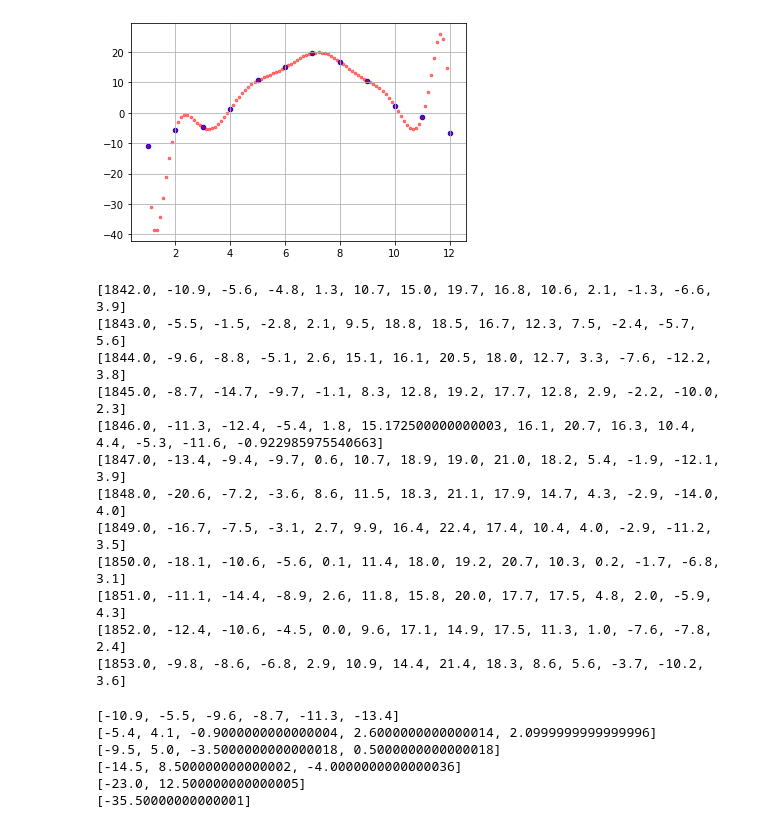
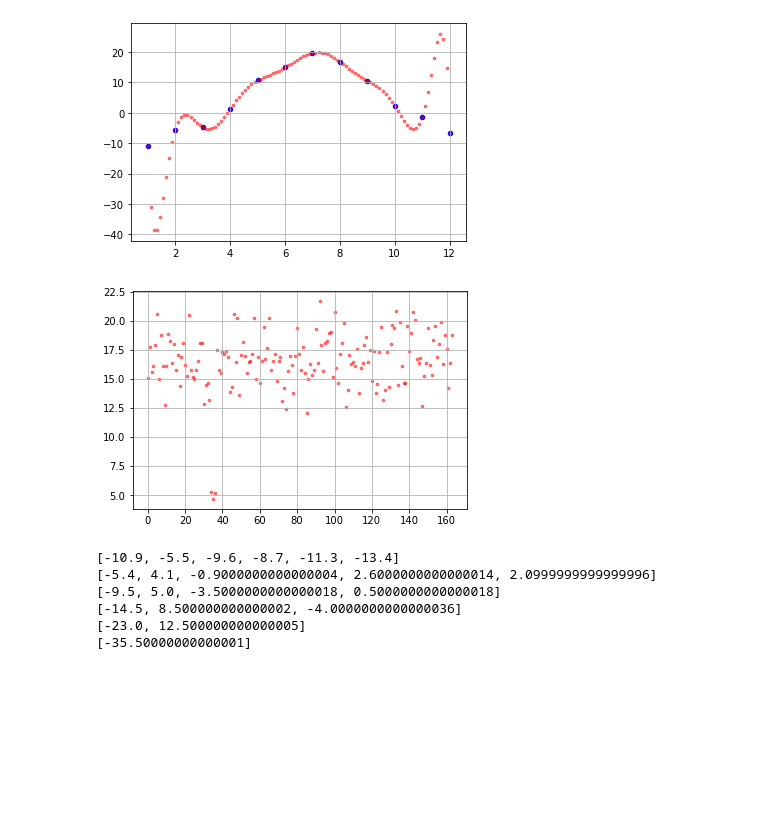
Before and after one commit to m1ntm1nd/dz_algo_1, a Jupyter notebook: vm/10_NN.ipynb, the cells around one changed output. Cells and saved outputs as stored; diff of their text form; code cells hidden in the pictures; blank space fills up the shorter version.

```diff
--- a/vm/10_NN.ipynb
+++ b/vm/10_NN.ipynb
@@ -30,9 +30,9 @@
                 val = float(val1.replace(',','.'))
                 if val != 999.9:
                     mean = (mean+val)/(cnt+1)
-                    data[key].append(val)
+                    data[key].append(round(val,1))
                 else:
-                    data[key].append(mean)
+                    data[key].append(round(mean,1))
 
 
 
@@ -53,21 +53,19 @@
 [-10.9  -5.6  -4.8   1.3  10.7  15.   19.7  16.8  10.6   2.1  -1.3  -6.6]
 [figure]
 # %%
-for x in range(12):
-    print(data[1842+x])
+z5 = []
+for x in data:
+    d = data[x][6]
+    if d < 50:
+        z5.append(d)
-# %% [output]
-[1842.0, -10.9, -5.6, -4.8, 1.3, 10.7, 15.0, 19.7, 16.8, 10.6, 2.1, -1.3, -6.6, 3.9]
-[1843.0, -5.5, -1.5, -2.8, 2.1, 9.5, 18.8, 18.5, 16.7, 12.3, 7.5, -2.4, -5.7, 5.6]
-[1844.0, -9.6, -8.8, -5.1, 2.6, 15.1, 16.1, 20.5, 18.0, 12.7, 3.3, -7.6, -12.2, 3.8]
-[1845.0, -8.7, -14.7, -9.7, -1.1, 8.3, 12.8, 19.2, 17.7, 12.8, 2.9, -2.2, -10.0, 2.3]
-[1846.0, -11.3, -12.4, -5.4, 1.8, 15.172500000000003, 16.1, 20.7, 16.3, 10.4, 4.4, -5.3, -11.6, -0.922985975540663]
-[1847.0, -13.4, -9.4, -9.7, 0.6, 10.7, 18.9, 19.0, 21.0, 18.2, 5.4, -1.9, -12.1, 3.9]
-[1848.0, -20.6, -7.2, -3.6, 8.6, 11.5, 18.3, 21.1, 17.9, 14.7, 4.3, -2.9, -14.0, 4.0]
-[1849.0, -16.7, -7.5, -3.1, 2.7, 9.9, 16.4, 22.4, 17.4, 10.4, 4.0, -2.9, -11.2, 3.5]
-[1850.0, -18.1, -10.6, -5.6, 0.1, 11.4, 18.0, 19.2, 20.7, 10.3, 0.2, -1.7, -6.8, 3.1]
-[1851.0, -11.1, -14.4, -8.9, 2.6, 11.8, 15.8, 20.0, 17.7, 17.5, 4.8, 2.0, -5.9, 4.3]
-[1852.0, -12.4, -10.6, -4.5, 0.0, 9.6, 17.1, 14.9, 17.5, 11.3, 1.0, -7.6, -7.8, 2.4]
-[1853.0, -9.8, -8.6, -6.8, 2.9, 10.9, 14.4, 21.4, 18.3, 8.6, 5.6, -3.7, -10.2, 3.6]
+# %%
+x = np.arange(0,len(z5),1)
+y = np.array(z5,dtype = float)
+plt.scatter(x,y,s=7, c='red', marker="o", alpha = 0.5)
+plt.grid(True)
+plt.show()
+# %% [output]
+[figure, added]
 # %%
 def nuton(y,l,x):
     p = y[0]
```
Also changed, not shown: parts of 2 cells of this notebook.
